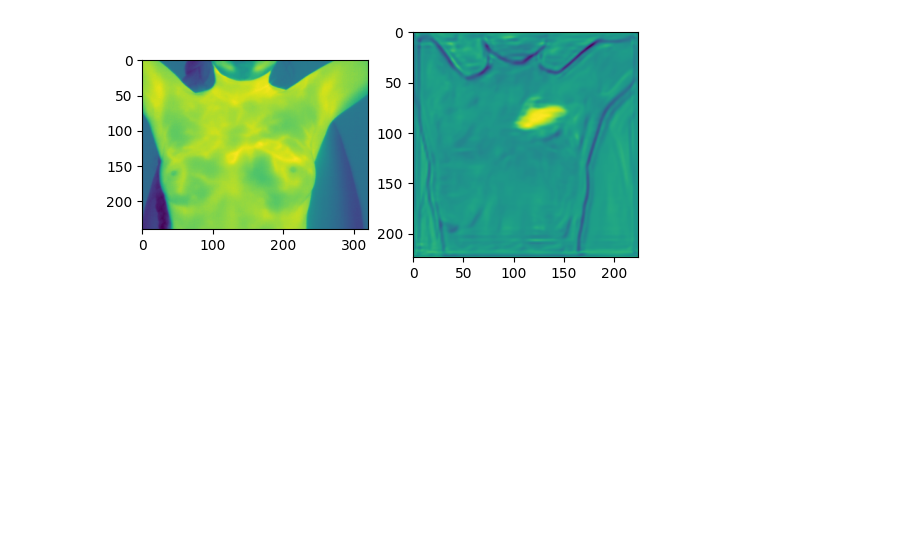
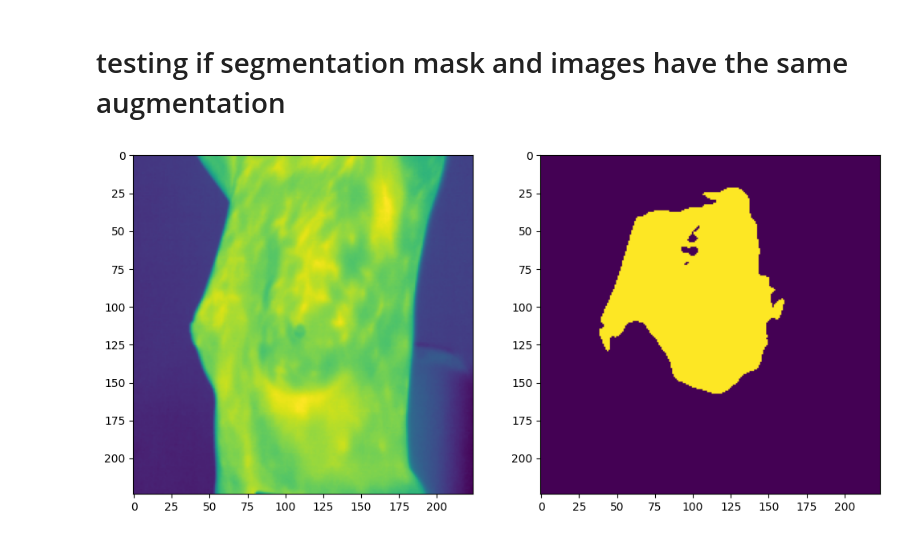
Before and after one commit to semilleroCV/BreastCATT, a Jupyter notebook: notebooks/modeling.ipynb, the cells around one changed output. Drawn from its saved outputs; the diff is of its cells as text; code cells hidden in the pictures; blank space fills up the shorter version.

Commit message:
testing some new implementations

```diff
--- a/notebooks/modeling.ipynb
+++ b/notebooks/modeling.ipynb
@@ -119,18 +106,2 @@ ModelOutput(logits=tensor([[0.8415]], grad_fn=<AddmmBackward0>), loss=tensor(1.1
-# %%
-# DO NOT RUN THIS CELL
-
-# Here I am looking at what results from multiplying point to point the output
-# of the segmenting model (logits) with the original image.
-
-# I decided (have to test it) to use the logits instead of the binary mask
-# because when the segmentation is bad, the whole image is killed.
-
-import matplotlib.pyplot as plt
-
-plt.subplot(1, 2, 1)
-plt.imshow(img)
-plt.subplot(1, 2, 2)
-plt.imshow(output.squeeze().detach().numpy())
-plt.show()
-# %% [output]
-[figure, removed]
+# %% [markdown]
+# testing if segmentation mask and images have the same augmentation
@@ -136,0 +176,17 @@ plt.show()
+# %%
+import matplotlib.pyplot as plt
+
+sample = train_dataset[1]
+
+mask = sample['segmentation_mask'].numpy().squeeze(0)
+img = sample['pixel_values'].numpy().squeeze(0)
+
+plt.figure(figsize=(12,6))
+plt.subplot(121)
+plt.imshow(img)
+
+plt.subplot(122)
+plt.imshow(mask)
+plt.show()
+# %% [output]
+[figure, added]
```
Also changed, not shown: parts of 15 cells of this notebook.
